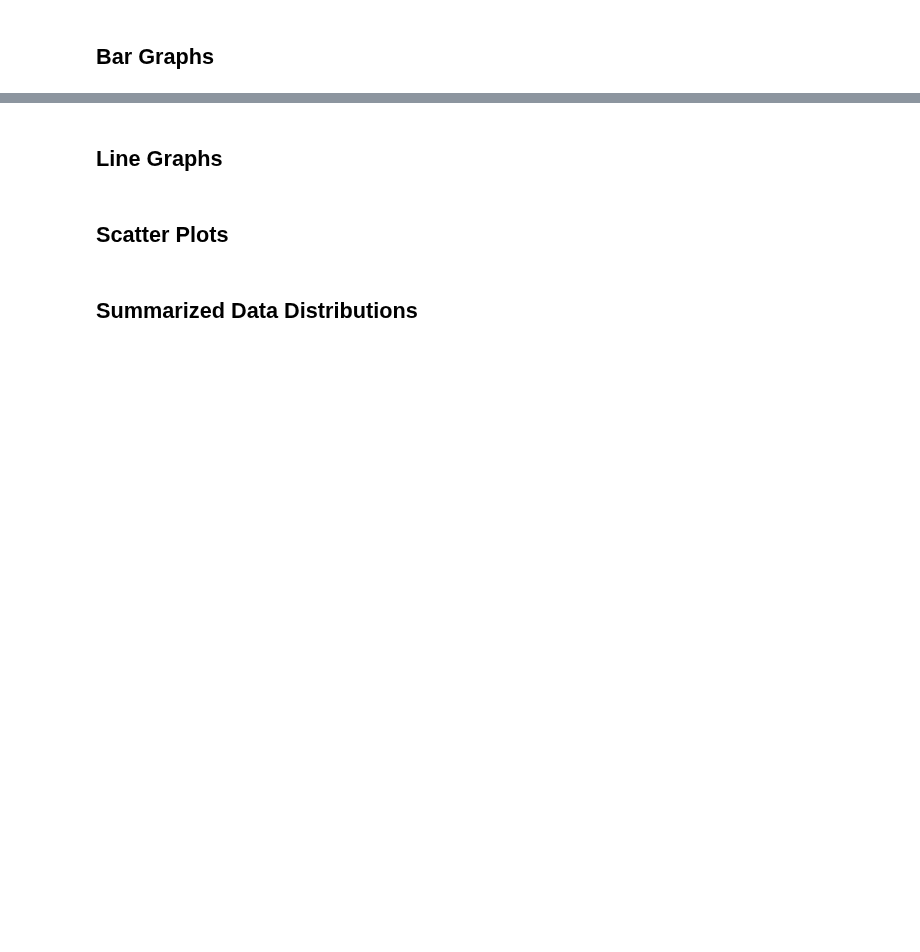
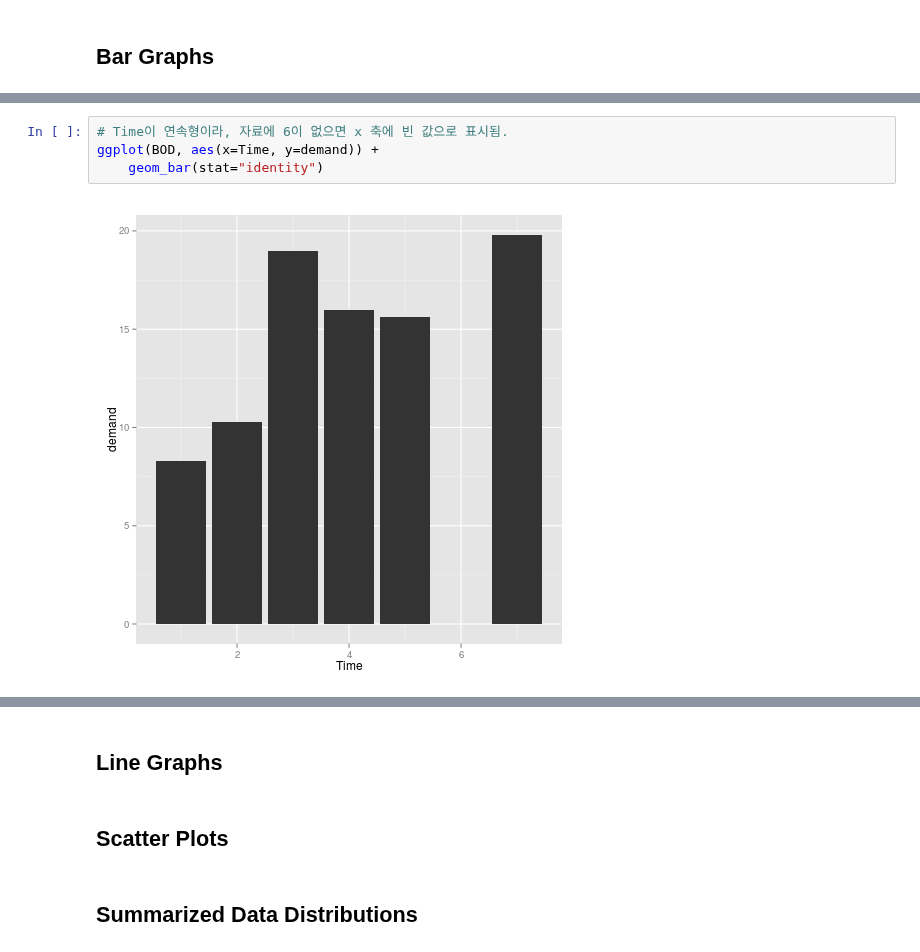
Before and after one commit to KonanAcademy/da, a Jupyter notebook: part1/07_R_visualization.ipynb, the cells around one changed output, grey strips where cells are left out. Cells and saved outputs as stored; diff of their text form; blank space fills up the shorter version.

```diff
--- a/part1/07_R_visualization.ipynb
+++ b/part1/07_R_visualization.ipynb
@@ -57,0 +90,6 @@ str(ToothGrowth)
+# %%
+# Time이 연속형이라, 자료에 6이 없으면 x 축에 빈 값으로 표시됨.
+ggplot(BOD, aes(x=Time, y=demand)) +
+    geom_bar(stat="identity")
+# %% [output]
+[figure, added]
```
Also changed, not shown: parts of 11 cells of this notebook.
